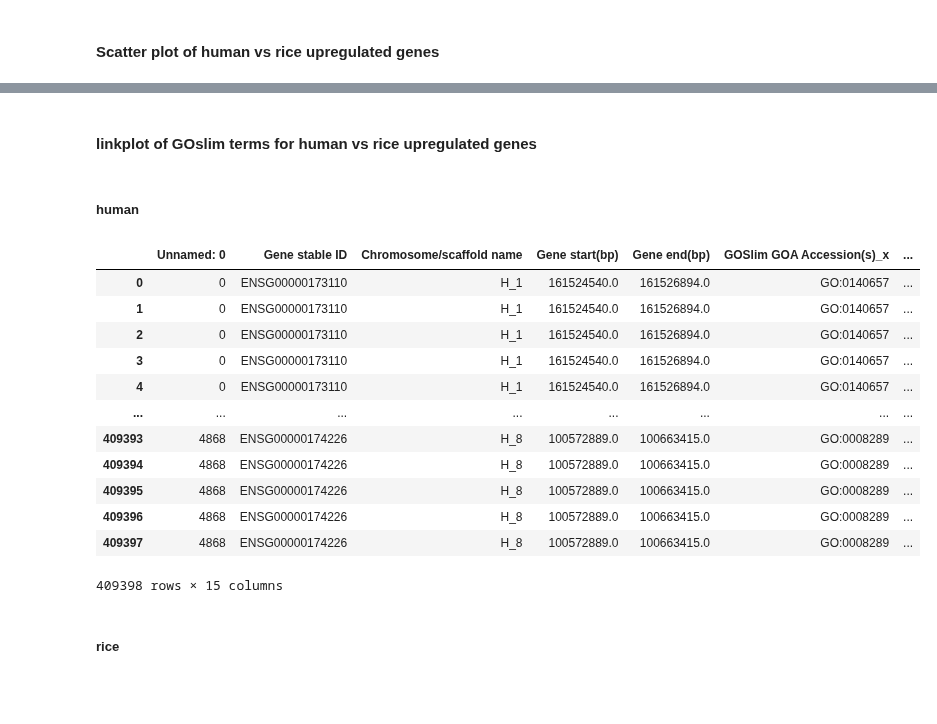
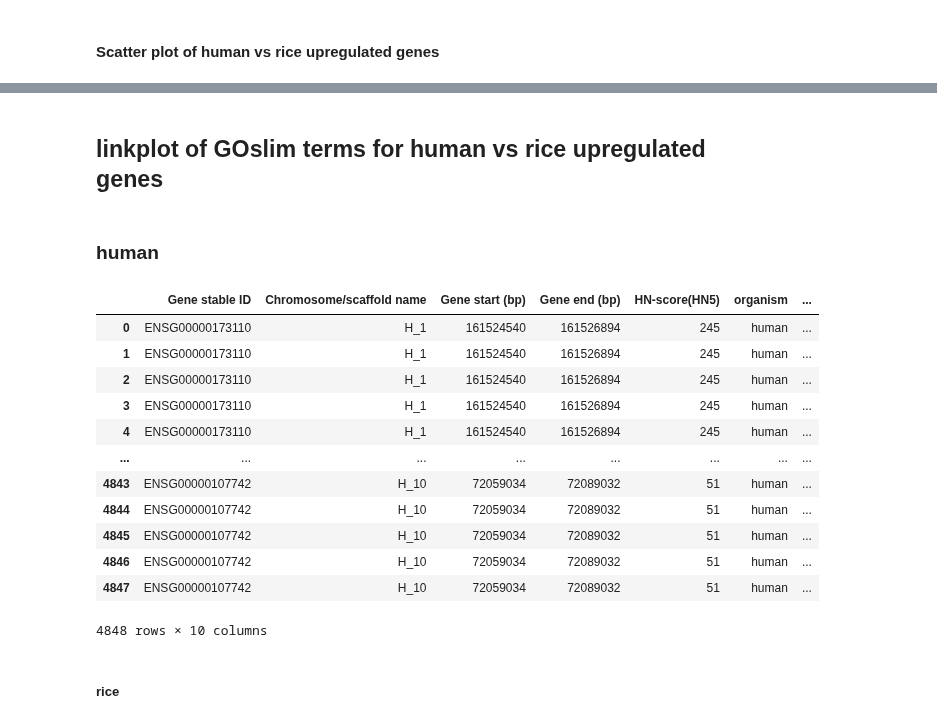
Before and after one commit to yonezawa-sora/pycircos_comaparative_species, a Jupyter notebook: circos_plot_go/circos_human_vs_rice_up.ipynb, the cells around one changed output, grey strips where cells are left out. Drawn from its saved outputs; the diff is of its cells as text; code cells hidden in the pictures; blank space fills up the shorter version.

```diff
--- a/circos_plot_go/circos_human_vs_rice_up.ipynb
+++ b/circos_plot_go/circos_human_vs_rice_up.ipynb
@@ -22,9 +22,9 @@ direction = "UP"
 # define the input file
 HUMAN_CHROMOSOME = "../data/chromosome/chromosome_human.tsv"
 RICE_CHROMOSOME  = "../data/chromosome/chromosome_rice.tsv"
-# combined data
-HUMAN_ANNOTATION = "../data/human_annotation/human_annotation_up.tsv"
-RICE_ANNOTATION  = "../data/rice_annotation/rice_annotation_up.tsv"
+# combined extarcted gene list by HN-score and chromosome position
+HUMAN_POSITION = "../data/human_annotation/human_position_up.tsv"
+RICE_POSITION  = "../data/rice_annotation/rice_position_up.tsv"
 # GOslim
 HUMAN_GOSLIM = "../data/biomart_goslim/biomart_human_goslim_R110.tsv" # release 110
 RICE_GOSLIM = "../data/biomart_goslim/biomart_rice_goslim_R56.tsv" # release 56
@@ -142,21 +142,33 @@ circle.figure
 #### Scatter plot of human vs rice upregulated genes
 # %%
 #organism = "human"
-df_h_score = pd.read_csv(HUMAN_ANNOTATION, sep='\t')
-df_h_score['Chromosome/scaffold name'] = 'H_' + df_h_score['Chromosome/scaffold name'].astype(str)
-df_h_score['organism'] = 'human'# assign the tag
+df_h_score = pd.read_csv(HUMAN_POSITION, sep='\t')
+df_h_score_subset = df_h_score[['Gene stable ID', # create a subset
+                        'Chromosome/scaffold name',
+                        'Gene start (bp)',
+                        'Gene end (bp)',
+                        'HN-score(HN5)']].copy()
+df_h_score_subset['Chromosome/scaffold name'] = 'H_' + df_h_score_subset['Chromosome/scaffold name'].astype(str)
+df_h_score_subset['organism'] = 'human'# assign the tag
 
 
 # organism = "rice"
-df_r_score = pd.read_csv(RICE_ANNOTATION, sep='\t')
-df_r_score['Chromosome/scaffold name'] = 'R_' + df_r_score['Chromosome/scaffold name'].astype(str)
-df_r_score['organism'] = 'rice'# assign the tag
+df_r_score = pd.read_csv(RICE_POSITION, sep='\t')
+df_r_score_subset = df_r_score[['Gene stable ID', # create a subset
+                        'Chromosome/scaffold name',
+                        'Gene start (bp)',
+                        'Gene end (bp)',
+                        'HN-score(HN5)']].copy()
+df_r_score_subset['Chromosome/scaffold name'] = 'R_' + df_r_score_subset['Chromosome/scaffold name'].astype(str)
+df_r_score_subset['organism'] = 'rice'# assign the tag
 
 
 # combined human and rice DataFrame
-combined_df_score = pd.concat([df_h_score, df_r_score])
+combined_df_score = pd.concat([df_h_score_subset, df_r_score_subset])
 combined_df_score.reset_index(drop=True, inplace=True)
 combined_df_score.to_csv(COMBINED_SCORE, sep='\t', index=False)
+
+display(df_h_score_subset)
+display(df_r_score_subset)
 display(combined_df_score)
-display(df_h_score)
 # %% [output]
@@ -202,53 +250,53 @@ circle.figure
 # %% [markdown]
-#### linkplot of GOslim terms for human vs rice upregulated genes
+## linkplot of GOslim terms for human vs rice upregulated genes
 # %% [markdown]
-##### human
+### human
 # %%
 # Prepare the extract up genes data from GOslim file
 
 # organism = "human"
 # Using df_h_score_subset for extract up genes data from GOslim file
 df_h_goslim = pd.read_csv(HUMAN_GOSLIM, sep='\t')
 df_h_goslim['Chromosome/scaffold name'] = 'H_' + df_h_goslim['Chromosome/scaffold name'].astype(str)
 
 
 extract_df_h_goslim = pd.merge(
-    df_h_score, df_h_goslim,
+    df_h_score_subset, df_h_goslim,
     left_on=['Gene stable ID', 'Chromosome/scaffold name'],
     right_on=['Gene stable ID', 'Chromosome/scaffold name'],
     how='inner'
 )
 
 # Extract genes with no annotations
 extract_df_h_goslim_with_indicator = pd.merge(
-    df_h_score, df_h_goslim,
+    df_h_score_subset, df_h_goslim,
     left_on=['Gene stable ID', 'Chromosome/scaffold name'],
     right_on=['Gene stable ID', 'Chromosome/scaffold name'],
     how='left',
     indicator=True # add indicator column to show the difference
 )
 
 # extract_df_h_goslim_with_indicator
 left_only_rows = extract_df_h_goslim_with_indicator[extract_df_h_goslim_with_indicator['_merge'] == 'left_only']
 
 # left_only_rows
 left_only_rows.to_csv(HUMAN_NO_ANNOTATION, sep='\t', index=False)
 extract_df_h_goslim.to_csv(HUMAN_EXTRACT_GOSLIM_GENE, sep='\t', index=False)
 display(extract_df_h_goslim)
 # %% [output]
-|  | Unnamed: 0 | Gene stable ID | Chromosome/scaffold name | Gene start(bp) | Gene end(bp) | GOSlim GOA Accession(s)_x | ... |
-| 0 | 0 | ENSG00000173110 | H_1 | 161524540.0 | 161526894.0 | GO:0140657 | ... |
-| 1 | 0 | ENSG00000173110 | H_1 | 161524540.0 | 161526894.0 | GO:0140657 | ... |
-| 2 | 0 | ENSG00000173110 | H_1 | 161524540.0 | 161526894.0 | GO:0140657 | ... |
-| 3 | 0 | ENSG00000173110 | H_1 | 161524540.0 | 161526894.0 | GO:0140657 | ... |
-| 4 | 0 | ENSG00000173110 | H_1 | 161524540.0 | 161526894.0 | GO:0140657 | ... |
+|  | Gene stable ID | Chromosome/scaffold name | Gene start (bp) | Gene end (bp) | HN-score(HN5) | organism | ... |
+| 0 | ENSG00000173110 | H_1 | 161524540 | 161526894 | 245 | human | ... |
+| 1 | ENSG00000173110 | H_1 | 161524540 | 161526894 | 245 | human | ... |
+| 2 | ENSG00000173110 | H_1 | 161524540 | 161526894 | 245 | human | ... |
+| 3 | ENSG00000173110 | H_1 | 161524540 | 161526894 | 245 | human | ... |
+| 4 | ENSG00000173110 | H_1 | 161524540 | 161526894 | 245 | human | ... |
 | ... | ... | ... | ... | ... | ... | ... | ... |
-| 409393 | 4868 | ENSG00000174226 | H_8 | 100572889.0 | 100663415.0 | GO:0008289 | ... |
-| 409394 | 4868 | ENSG00000174226 | H_8 | 100572889.0 | 100663415.0 | GO:0008289 | ... |
-| 409395 | 4868 | ENSG00000174226 | H_8 | 100572889.0 | 100663415.0 | GO:0008289 | ... |
-| 409396 | 4868 | ENSG00000174226 | H_8 | 100572889.0 | 100663415.0 | GO:0008289 | ... |
-| 409397 | 4868 | ENSG00000174226 | H_8 | 100572889.0 | 100663415.0 | GO:0008289 | ... |
+| 4843 | ENSG00000107742 | H_10 | 72059034 | 72089032 | 51 | human | ... |
+| 4844 | ENSG00000107742 | H_10 | 72059034 | 72089032 | 51 | human | ... |
+| 4845 | ENSG00000107742 | H_10 | 72059034 | 72089032 | 51 | human | ... |
+| 4846 | ENSG00000107742 | H_10 | 72059034 | 72089032 | 51 | human | ... |
+| 4847 | ENSG00000107742 | H_10 | 72059034 | 72089032 | 51 | human | ... |
-409398 rows × 15 columns
+4848 rows × 10 columns
 # %% [markdown]
 ##### rice
 # %%
```
Also changed, not shown: parts of 9 cells of this notebook, 7 other files.
